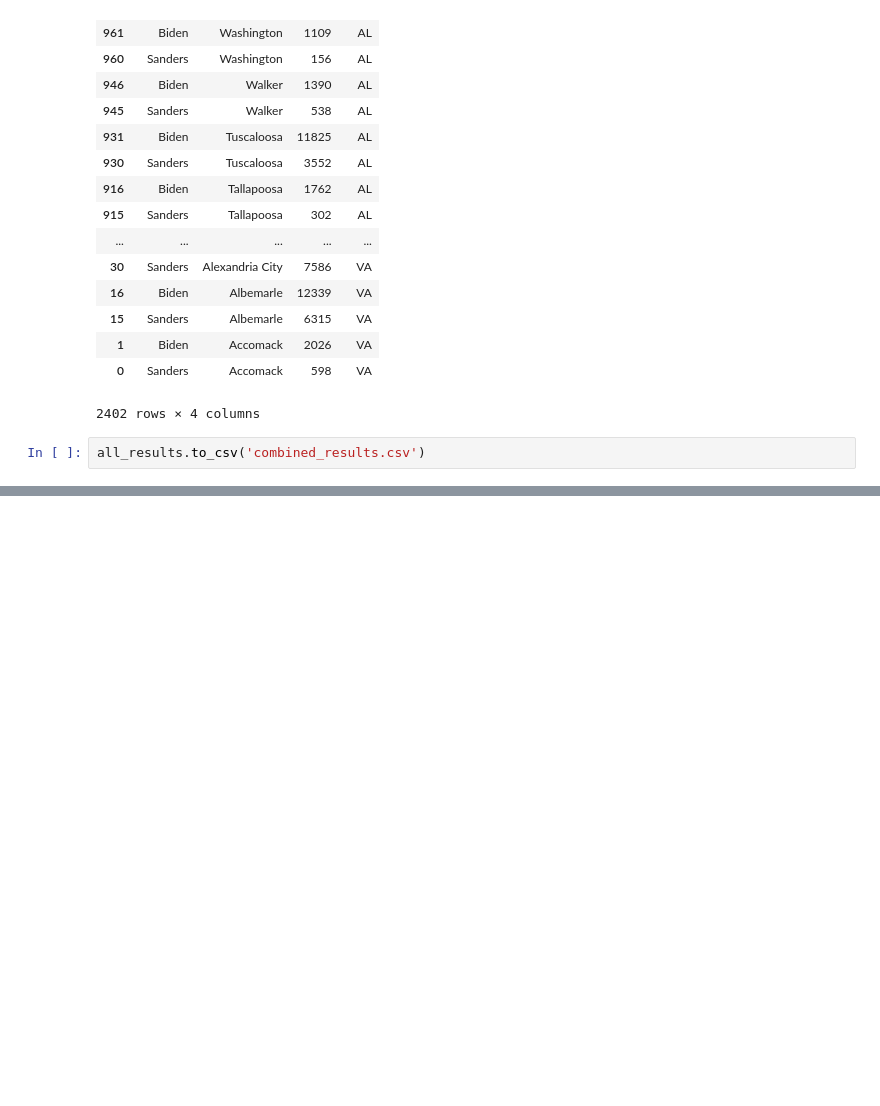
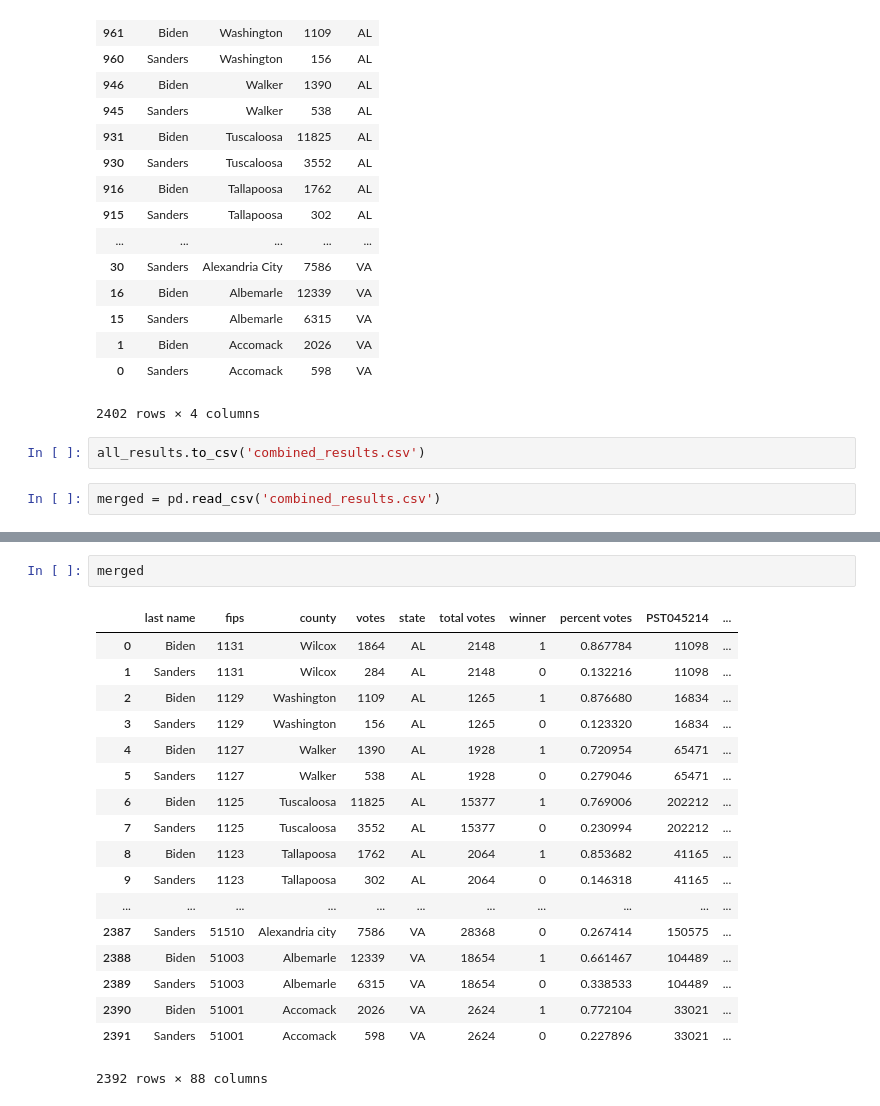
Before and after one commit to L0per/democratic-primary-predictions, a Jupyter notebook: voting_results_merging_and_cleanup.ipynb, the cells around one changed output, grey strips where cells are left out. Cells and saved outputs as stored; diff of their text form; blank space fills up the shorter version.

```diff
--- a/voting_results_merging_and_cleanup.ipynb
+++ b/voting_results_merging_and_cleanup.ipynb
@@ -99,3 +99,5 @@ all_results
 2402 rows × 4 columns
 # %%
 all_results.to_csv('combined_results.csv')
+# %%
+merged = pd.read_csv('combined_results.csv')
@@ -101,0 +140,21 @@ all_results.to_csv('combined_results.csv')
+# %%
+merged
+# %% [output]
+|  | last name | fips | county | votes | state | total votes | winner | percent votes | PST045214 | ... |
+| 0 | Biden | 1131 | Wilcox | 1864 | AL | 2148 | 1 | 0.867784 | 11098 | ... |
+| 1 | Sanders | 1131 | Wilcox | 284 | AL | 2148 | 0 | 0.132216 | 11098 | ... |
+| 2 | Biden | 1129 | Washington | 1109 | AL | 1265 | 1 | 0.876680 | 16834 | ... |
+| 3 | Sanders | 1129 | Washington | 156 | AL | 1265 | 0 | 0.123320 | 16834 | ... |
+| 4 | Biden | 1127 | Walker | 1390 | AL | 1928 | 1 | 0.720954 | 65471 | ... |
+| 5 | Sanders | 1127 | Walker | 538 | AL | 1928 | 0 | 0.279046 | 65471 | ... |
+| 6 | Biden | 1125 | Tuscaloosa | 11825 | AL | 15377 | 1 | 0.769006 | 202212 | ... |
+| 7 | Sanders | 1125 | Tuscaloosa | 3552 | AL | 15377 | 0 | 0.230994 | 202212 | ... |
+| 8 | Biden | 1123 | Tallapoosa | 1762 | AL | 2064 | 1 | 0.853682 | 41165 | ... |
+| 9 | Sanders | 1123 | Tallapoosa | 302 | AL | 2064 | 0 | 0.146318 | 41165 | ... |
+| ... | ... | ... | ... | ... | ... | ... | ... | ... | ... | ... |
+| 2387 | Sanders | 51510 | Alexandria city | 7586 | VA | 28368 | 0 | 0.267414 | 150575 | ... |
+| 2388 | Biden | 51003 | Albemarle | 12339 | VA | 18654 | 1 | 0.661467 | 104489 | ... |
+| 2389 | Sanders | 51003 | Albemarle | 6315 | VA | 18654 | 0 | 0.338533 | 104489 | ... |
+| 2390 | Biden | 51001 | Accomack | 2026 | VA | 2624 | 1 | 0.772104 | 33021 | ... |
+| 2391 | Sanders | 51001 | Accomack | 598 | VA | 2624 | 0 | 0.227896 | 33021 | ... |
+2392 rows × 88 columns
```
Also changed, not shown: parts of 3 cells of this notebook, 10 other files.
